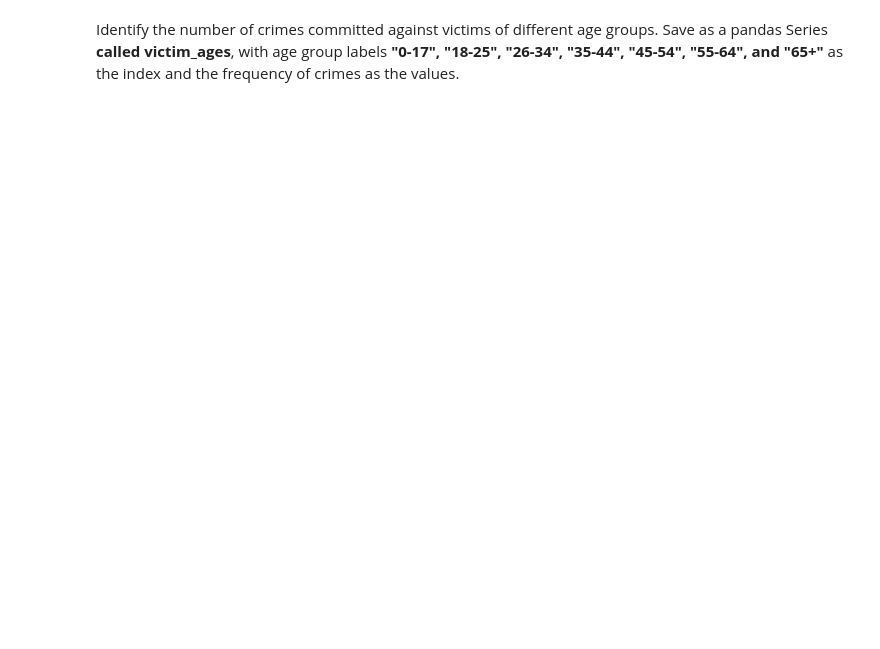
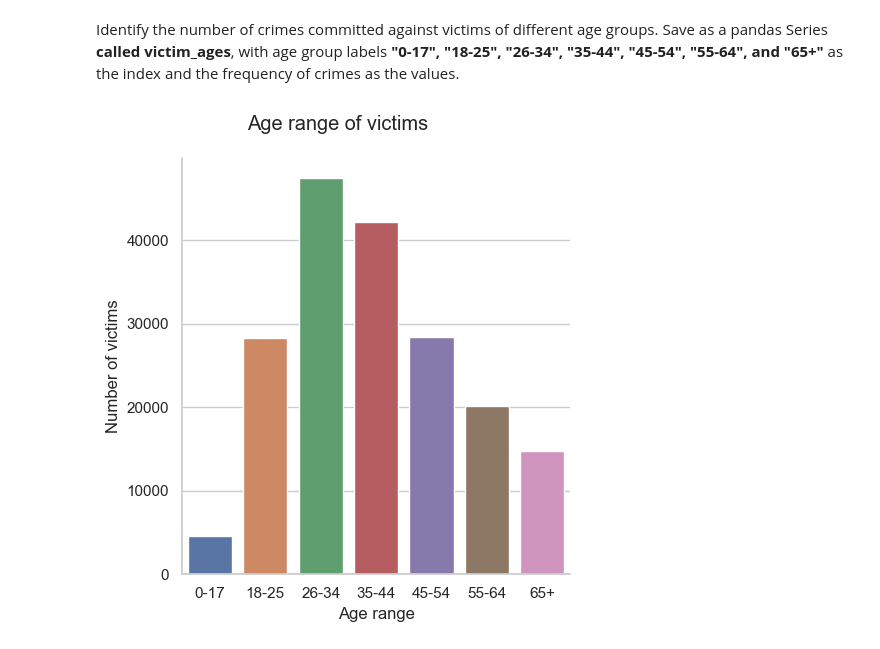
Before and after one commit to Jnn002/dc_datacamp, a Jupyter notebook: Data_analyst_python/projects/Crime_LosAngeles/crime_angeles.ipynb, the cells around one changed output. Drawn from its saved outputs; the diff is of its cells as text; code cells hidden in the pictures; blank space fills up the shorter version.

```diff
--- a/Data_analyst_python/projects/Crime_LosAngeles/crime_angeles.ipynb
+++ b/Data_analyst_python/projects/Crime_LosAngeles/crime_angeles.ipynb
@@ -63,2 +92,26 @@ Which area has the largest frequency of night crimes (crimes committed between 1
 # %% [markdown]
 Identify the number of crimes committed against victims of different age groups. Save as a pandas Series **called victim_ages**, with age group labels **"0-17", "18-25", "26-34", "35-44", "45-54", "55-64", and "65+"** as the index and the frequency of crimes as the values.
+# %%
+# We need to find the most common crime type during the peak crime hour
+from traitlets import observe
+
+
+crimes['age_range'] = pd.cut(crimes['Vict Age'],
+                                bins=[0, 17, 25, 34, 44, 54, 64, float('inf')],
+                                labels=['0-17', '18-25', '26-34', '35-44', '45-54', '55-64', '65+'],
+                                include_lowest= False
+                                )
+
+victim_ages = crimes['age_range'].value_counts().sort_index()
+
+graph2 = sns.catplot(data = crimes,
+                        kind = 'count',
+                        x = 'age_range',
+                        order = victim_ages.index,
+                        )
+graph2.figure.suptitle('Age range of victims', y = 1.05)
+graph2.set(xlabel = 'Age range', ylabel ='Number of victims')
+
+plt.show()
+# %% [output]
+[figure, added]
```
Also changed, not shown: parts of 1 cell of this notebook.
